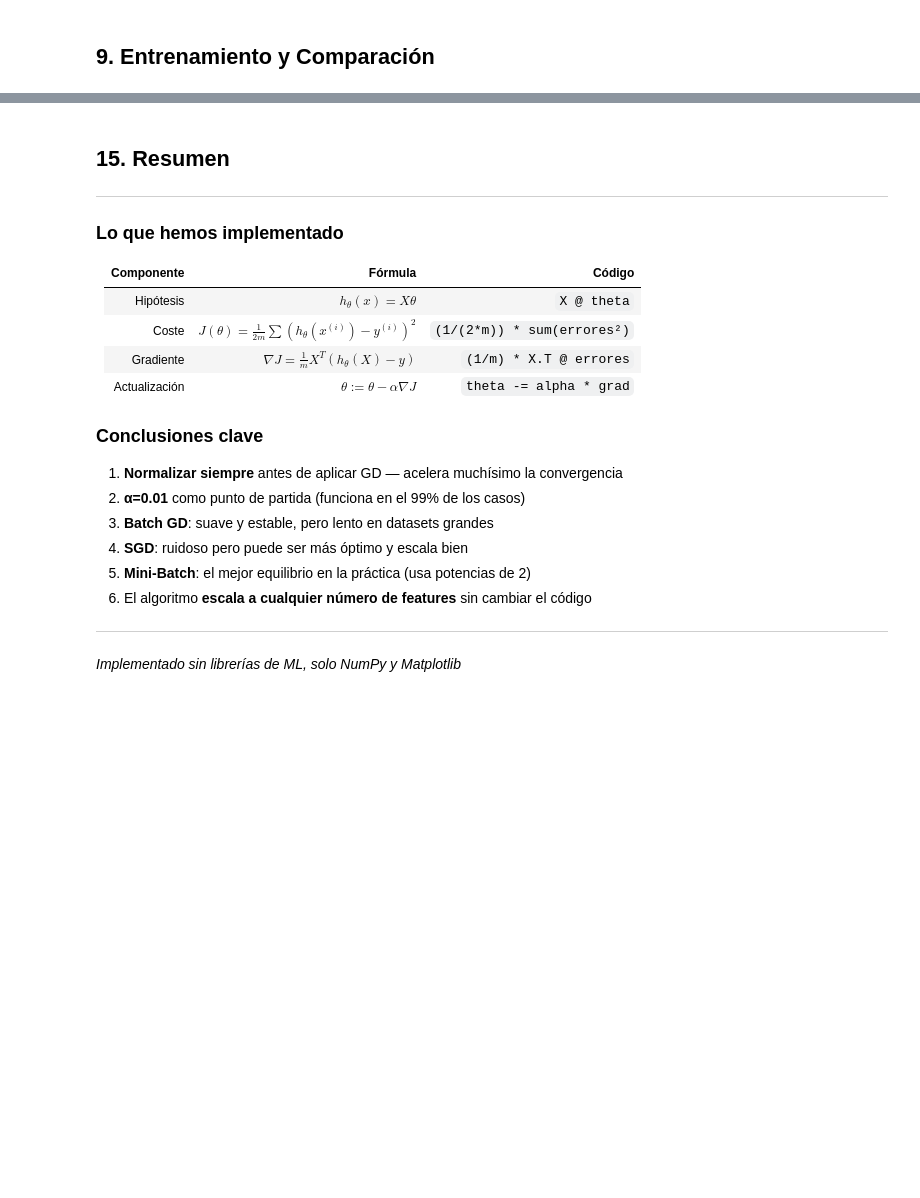
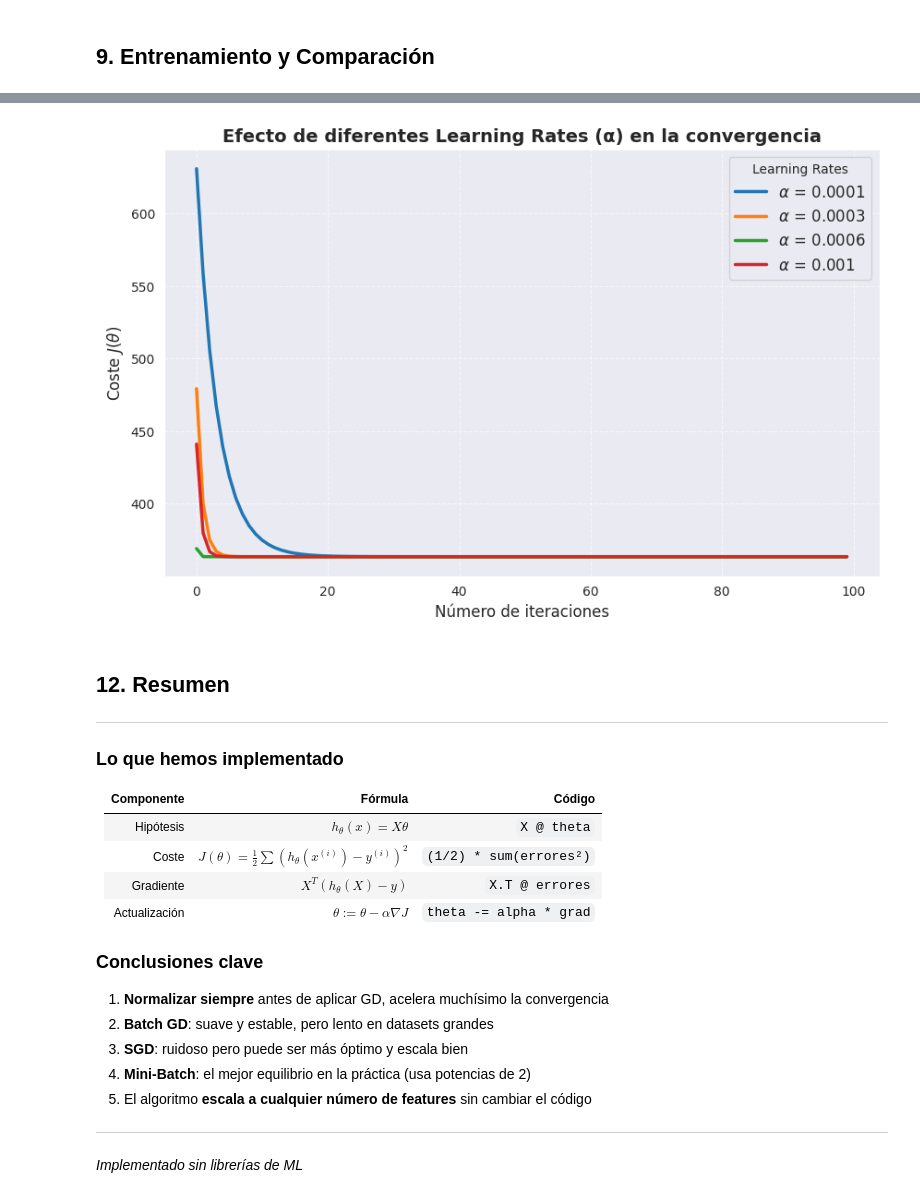
Before and after one commit to Jesus-Penaranda/Descenso-del-Gradiente-desde-Cero, a Jupyter notebook: descenso_gradiente.ipynb, the cells around one changed output, grey strips where cells are left out. Saved outputs shown, nothing was run; the diff lists cells and outputs as text; code cells hidden in the pictures; blank space fills up the shorter version.

```diff
--- a/descenso_gradiente.ipynb
+++ b/descenso_gradiente.ipynb
@@ -252,0 +172,6 @@ Gradiente inicial: [-222.82717301  -68.99819349]
+# %%
+def coste(X, y, theta):
+    suma = 0
+    for i, modelo in enumerate(X):
+        suma += (hipotesis(modelo, theta) - y[i])**2
+    return (1/2)*suma
@@ -435,0 +242,13 @@ plt.show()
+# %%
+# Construimos la matriz X
+tamaño = df["GrLivArea"].values[:1450]
+X = np.column_stack((np.ones(1450), tamaño))
+y = df["SalePrice"].values[:1450]
+# Construimos el vector theta
+theta = np.ones(2)
+test = pd.read_csv("casas.csv")
+
+y_min = test["SalePrice"].min()
+y_max = test["SalePrice"].max()
+x_min = test["GrLivArea"].min()
+x_max = test["GrLivArea"].max()
@@ -659,5 +468,25 @@ J(θ) final: 71.4978
+# %%
+alphas = [0.0001, 0.0003, 0.0006, 0.001]
+n_iteraciones = 100
+theta_inicial = np.array([0.0, 0.0])
+
+fig, ax = plt.subplots(figsize=(10, 6))
+
+for alpha in alphas:
+    _, historial_coste, _ = descenso_gradiente(X, y, theta_inicial, alpha, n_iteraciones)
+    ax.plot(range(n_iteraciones), historial_coste, label=rf'$\alpha$ = {alpha}', linewidth=2.5)
+
+ax.set_xlabel('Número de iteraciones', fontsize=12)
+ax.set_ylabel(r'Coste $J(\theta)$', fontsize=12)
+ax.set_title('Efecto de diferentes Learning Rates (α) en la convergencia', fontsize=14, fontweight='bold')
+ax.legend(fontsize=12, title="Learning Rates", loc='upper right')
+ax.grid(True, linestyle='--', alpha=0.7)
+
+plt.show()
+# %% [output]
+[figure, added]
 # %% [markdown]
-## 15. Resumen
+## 12. Resumen
 
 ---
 
@@ -666,18 +495,17 @@ J(θ) final: 71.4978
 | Componente | Fórmula | Código |
 |-----------|---------|--------|
 | Hipótesis | $h_\theta(x) = X\theta$ | `X @ theta` |
-| Coste | $J(\theta) = \frac{1}{2m}\sum(h_\theta(x^{(i)}) - y^{(i)})^2$ | `(1/(2*m)) * sum(errores²)` |
-| Gradiente | $\nabla J = \frac{1}{m} X^T(h_\theta(X) - y)$ | `(1/m) * X.T @ errores` |
+| Coste | $J(\theta) = \frac{1}{2}\sum(h_\theta(x^{(i)}) - y^{(i)})^2$ | `(1/2) * sum(errores²)` |
+| Gradiente | $X^T(h_\theta(X) - y)$ | `X.T @ errores` |
 | Actualización | $\theta := \theta - \alpha \nabla J$ | `theta -= alpha * grad` |
 
 ### Conclusiones clave
 
-1. **Normalizar siempre** antes de aplicar GD — acelera muchísimo la convergencia
-2. **α=0.01** como punto de partida (funciona en el 99% de los casos)
-3. **Batch GD**: suave y estable, pero lento en datasets grandes
-4. **SGD**: ruidoso pero puede ser más óptimo y escala bien
-5. **Mini-Batch**: el mejor equilibrio en la práctica (usa potencias de 2)
-6. El algoritmo **escala a cualquier número de features** sin cambiar el código
+1. **Normalizar siempre** antes de aplicar GD, acelera muchísimo la convergencia
+2. **Batch GD**: suave y estable, pero lento en datasets grandes
+3. **SGD**: ruidoso pero puede ser más óptimo y escala bien
+4. **Mini-Batch**: el mejor equilibrio en la práctica (usa potencias de 2)
+5. El algoritmo **escala a cualquier número de features** sin cambiar el código
 
 ---
-*Implementado sin librerías de ML, solo NumPy y Matplotlib*
+*Implementado sin librerías de ML*
```
Also changed, not shown: parts of 46 cells of this notebook, 2 other files.
